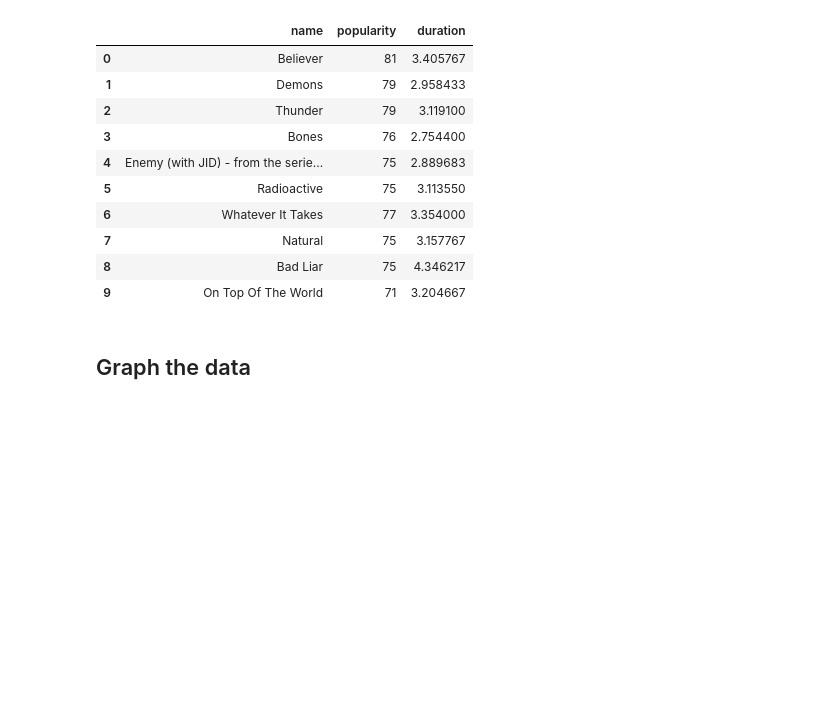
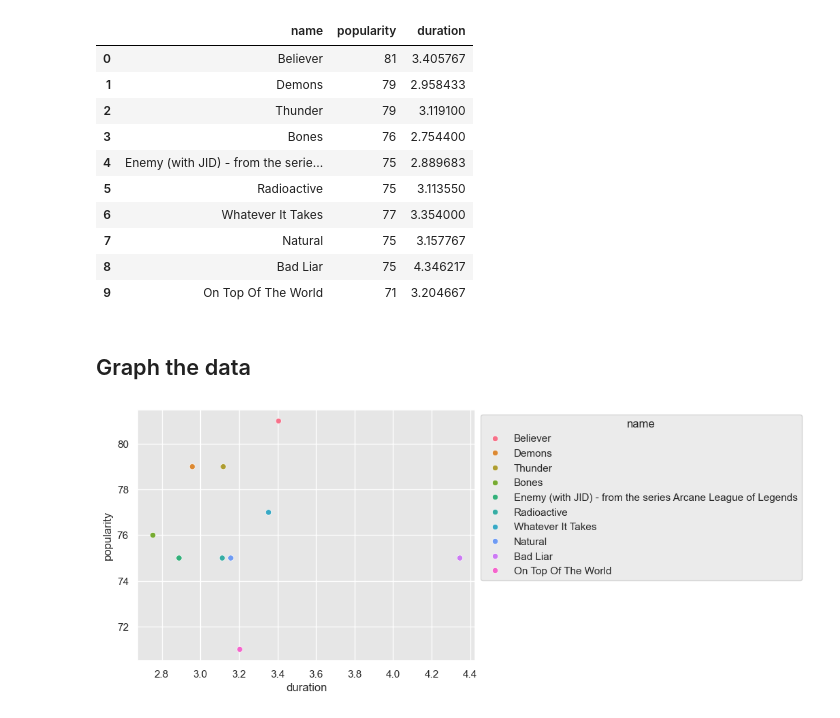
Before and after one commit to 4GeeksAcademy/alejandroNovellino-interacting-with-api-python-project-tutorial, a Jupyter notebook: src/explore.ipynb, the cells around one changed output. Saved outputs shown, nothing was run; the diff lists cells and outputs as text; code cells hidden in the pictures; blank space fills up the shorter version.

```diff
--- a/src/explore.ipynb
+++ b/src/explore.ipynb
@@ -40,0 +47,5 @@ df
+# %%
+scatter_plot = sns.scatterplot(data=df, x="duration", y="popularity", hue="name")
+sns.move_legend(scatter_plot, "upper left", bbox_to_anchor=(1, 1))
+# %% [output]
+[figure, added]
```
Also changed, not shown: parts of 8 cells of this notebook.
